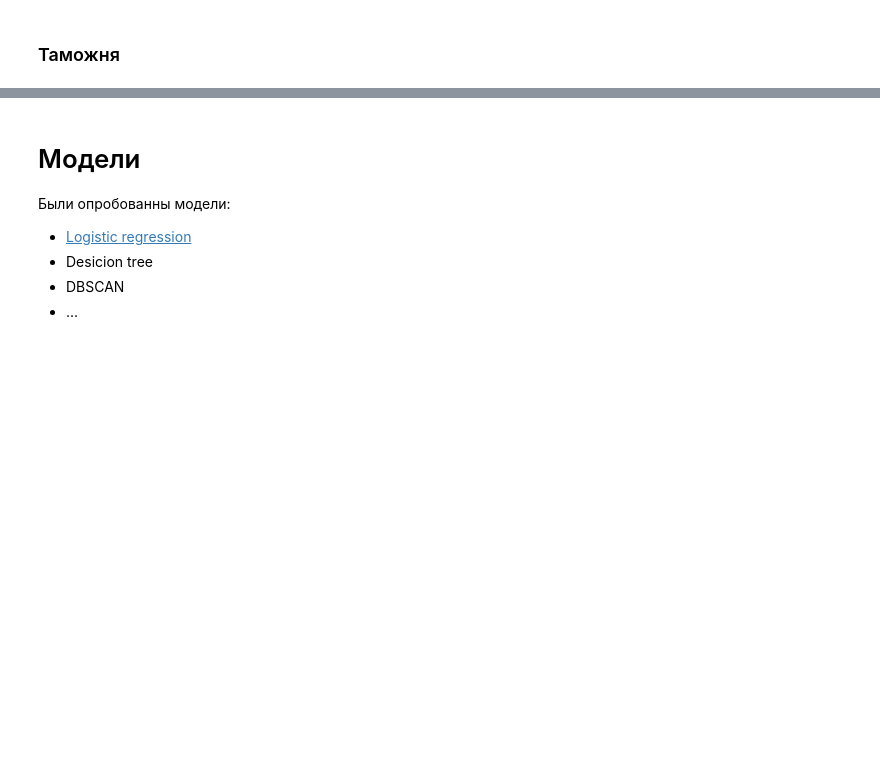
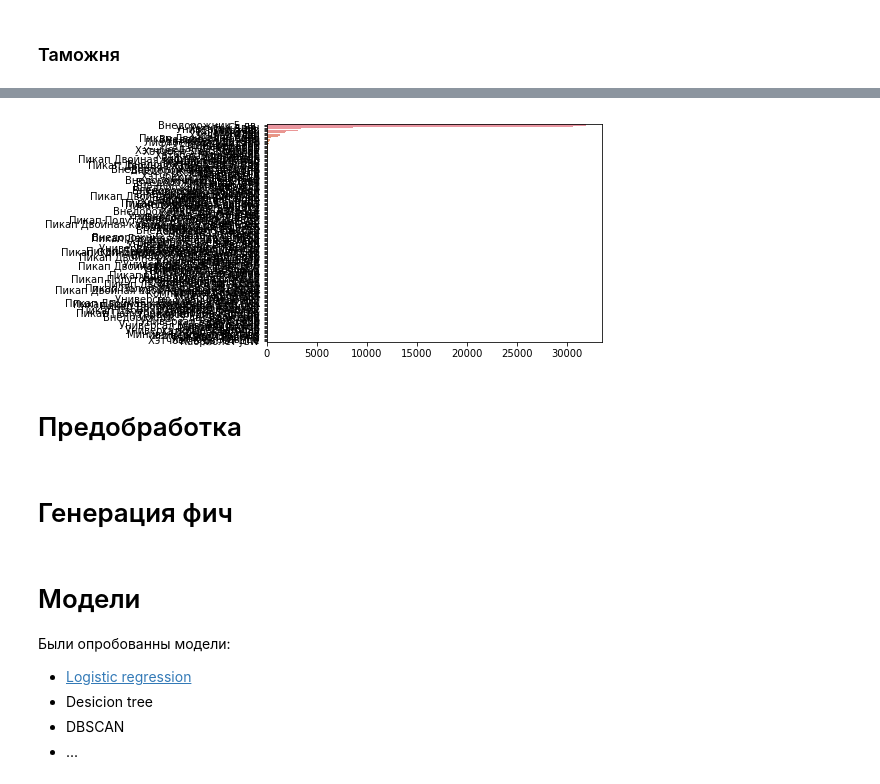
Before and after one commit to Sly-Dog/auto_pricing, a Jupyter notebook: primary_notebook.ipynb, the cells around one changed output, grey strips where cells are left out. Cells and saved outputs as stored; diff of their text form; code cells hidden in the pictures; blank space fills up the shorter version.

```diff
--- a/primary_notebook.ipynb
+++ b/primary_notebook.ipynb
@@ -732,3 +758,11 @@ print(test.Таможня.unique())
+# %%
+show_value_counts(train.bodyType.value_counts());
+# %% [output]
+[figure, added]
+# %% [markdown]
+# Предобработка
+# %% [markdown]
+# Генерация фич
 # %% [markdown]
 # Модели
 
```
Also changed, not shown: parts of 38 cells of this notebook.
